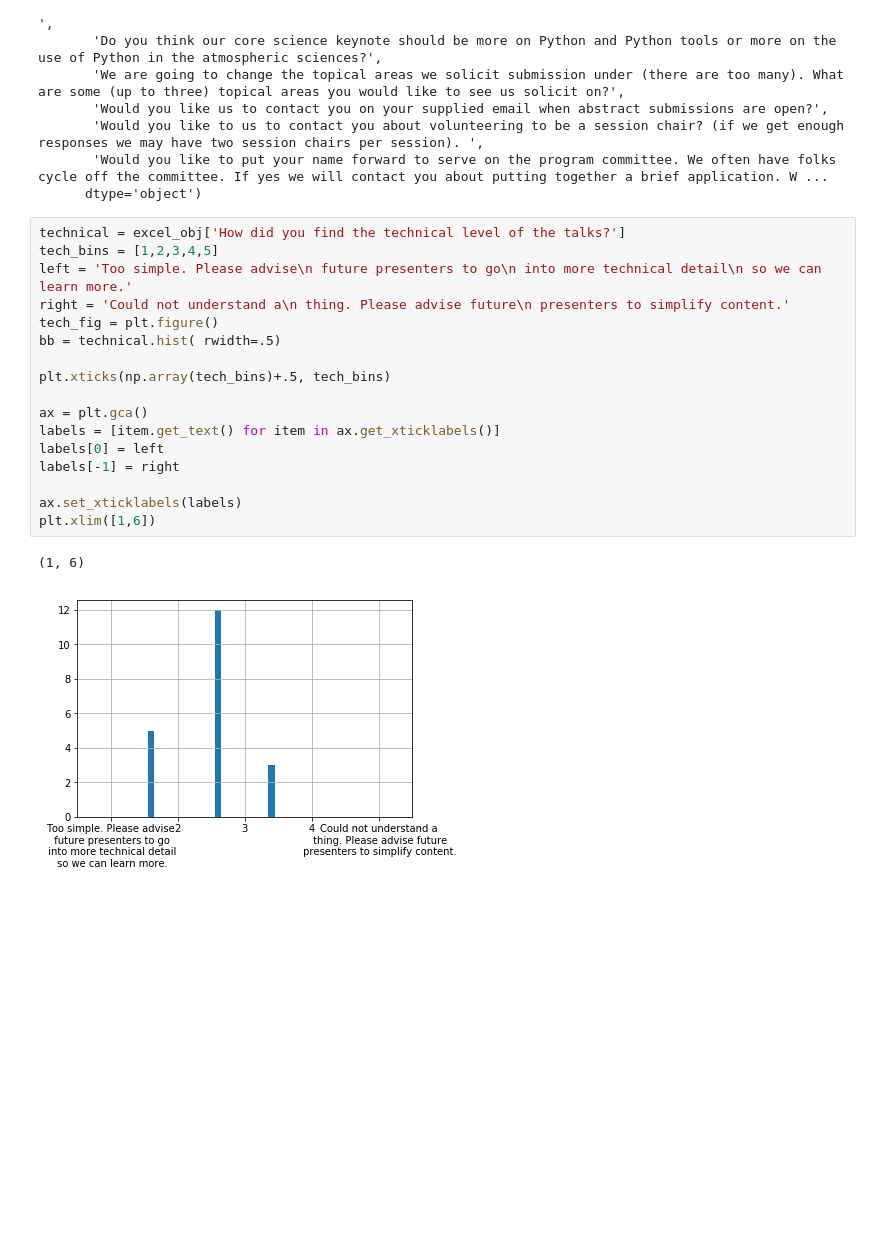
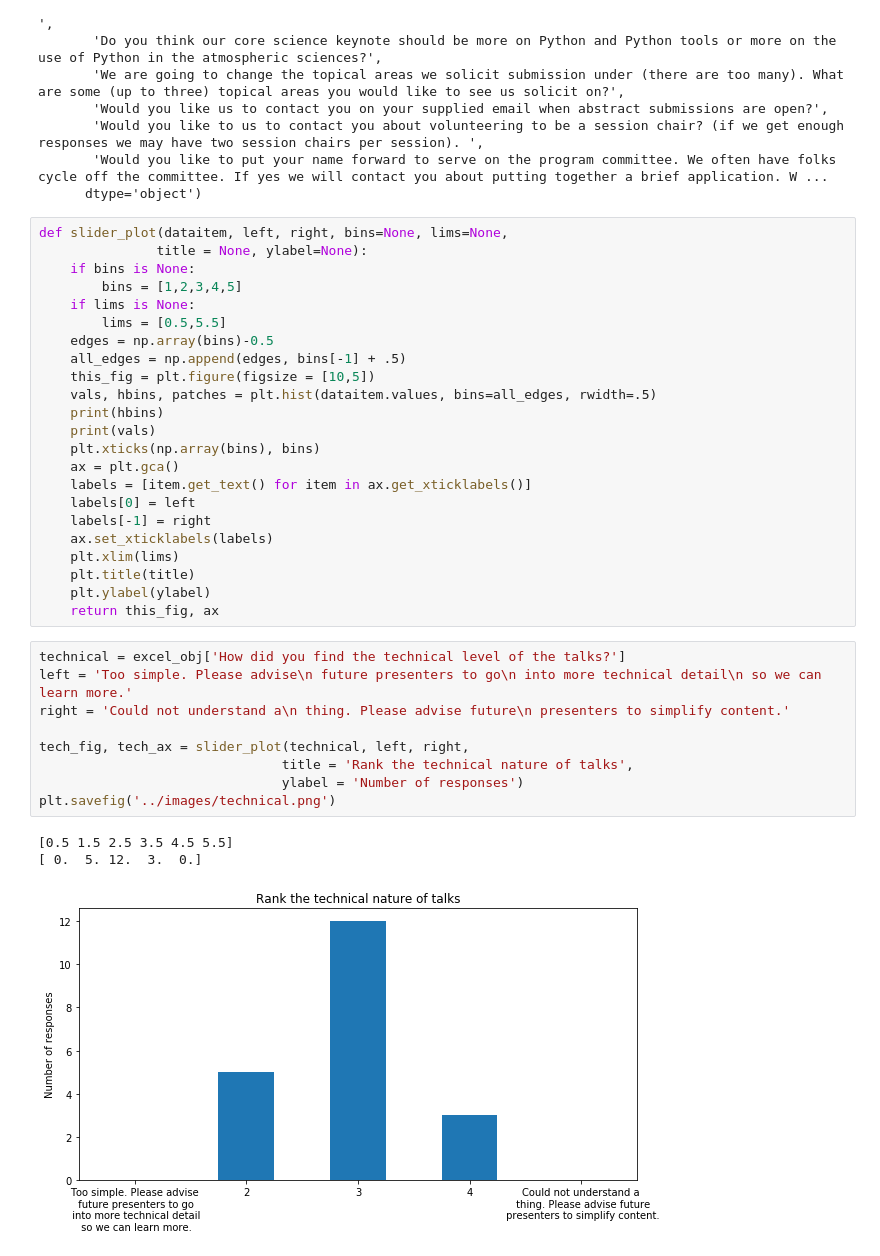
Before and after one commit to scollis/amspython_code, a Jupyter notebook: notebooks/amspython_survey_2018.ipynb, the cells around one changed output. Saved outputs shown, nothing was run; the diff lists cells and outputs as text; blank space fills up the shorter version.

```diff
--- a/notebooks/amspython_survey_2018.ipynb
+++ b/notebooks/amspython_survey_2018.ipynb
@@ -33,23 +33,39 @@ Index(['Timestamp', 'Email Address', 'What is your name?', 'Are you a',
        'Would you like to us to contact you about volunteering to be a session chair? (if we get enough responses we may have two session chairs per session). ',
        'Would you like to put your name forward to serve on the program committee. We often have folks cycle off the committee. If yes we will contact you about putting together a brief application. W ...
       dtype='object')
+# %%
+def slider_plot(dataitem, left, right, bins=None, lims=None,
+               title = None, ylabel=None):
+    if bins is None:
+        bins = [1,2,3,4,5]
+    if lims is None:
+        lims = [0.5,5.5]
+    edges = np.array(bins)-0.5
+    all_edges = np.append(edges, bins[-1] + .5)
+    this_fig = plt.figure(figsize = [10,5])
+    vals, hbins, patches = plt.hist(dataitem.values, bins=all_edges, rwidth=.5)
+    print(hbins)
+    print(vals)
+    plt.xticks(np.array(bins), bins)
+    ax = plt.gca()
+    labels = [item.get_text() for item in ax.get_xticklabels()]
+    labels[0] = left
+    labels[-1] = right
+    ax.set_xticklabels(labels)
+    plt.xlim(lims)
+    plt.title(title)
+    plt.ylabel(ylabel)
+    return this_fig, ax
 # %%
 technical = excel_obj['How did you find the technical level of the talks?']
-tech_bins = [1,2,3,4,5]
 left = 'Too simple. Please advise\n future presenters to go\n into more technical detail\n so we can learn more.'
 right = 'Could not understand a\n thing. Please advise future\n presenters to simplify content.'
-tech_fig = plt.figure()
-bb = technical.hist( rwidth=.5)
 
-plt.xticks(np.array(tech_bins)+.5, tech_bins)
-
-ax = plt.gca()
-labels = [item.get_text() for item in ax.get_xticklabels()]
-labels[0] = left
-labels[-1] = right
-
-ax.set_xticklabels(labels)
-plt.xlim([1,6])
+tech_fig, tech_ax = slider_plot(technical, left, right,
+                               title = 'Rank the technical nature of talks',
+                               ylabel = 'Number of responses')
+plt.savefig('../images/technical.png')
 # %% [output]
-(1, 6)
+[0.5 1.5 2.5 3.5 4.5 5.5]
+[ 0.  5. 12.  3.  0.]
-[figure, old version]
+[figure, new version]
```
Also changed, not shown: parts of 22 cells of this notebook, 9 other files.
